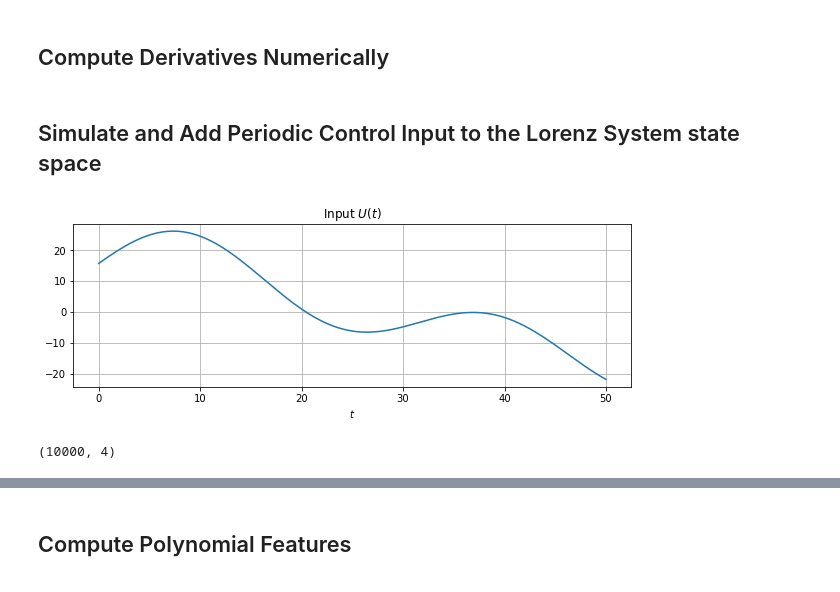
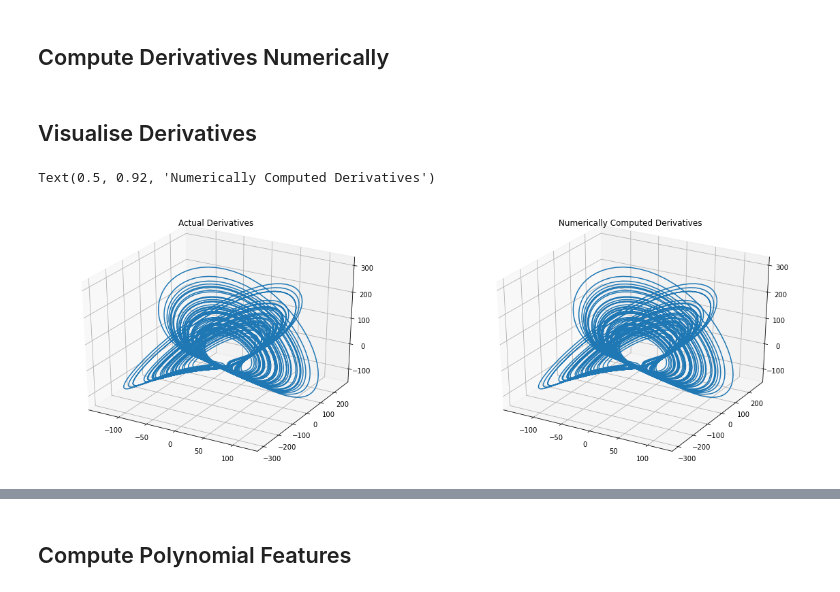
Before and after one commit to ches-001/Sparse-Identification-of-Nonlinear-Dynamics, a Jupyter notebook: main.ipynb, the cells around one changed output, grey strips where cells are left out. Drawn from its saved outputs; the diff is of its cells as text; code cells hidden in the pictures.

```diff
--- a/main.ipynb
+++ b/main.ipynb
@@ -40,0 +53,5 @@ ax.plot(X[:, 0], X[:, 1], X[:, 2])
+# %%
+# Add periodic control input to state matrix
+X_U = np.concatenate([X, U.reshape(-1, 1)], axis=1)
+X_U = pd.DataFrame(data=X_U, columns=["X", "Y", "Z", "U"])
+X_U.head()
@@ -43,30 +67,27 @@ ax.plot(X[:, 0], X[:, 1], X[:, 2])
 # %%
 # numerically computed derivatives of system
 numerical_derivatives = compute_derivatives(
-    data=X,
+    data=X_U.iloc[:, :-1].values,
     timesteps=t,
     h=1
 )
+numerical_derivatives = pd.DataFrame(data=numerical_derivatives, columns=["dx", "dy", "dz"])
 
 # actual derivatives of system
 actual_derivatives = np.array([
     lorenz_ode(t, x, sigma, rho, beta) for t, x in zip(t, X)
 ])
+actual_derivatives = pd.DataFrame(data=actual_derivatives, columns=["dx", "dy", "dz"])
-# %% [markdown]
-## Simulate and Add Periodic Control Input to the Lorenz System state space
-# %%
-# periodic control input
-U = (10 * np.sin(t / 5)) + (15 * np.cos(t / 15)) + (5 * np.sin((t + 2) / 15))
-plt.figure(figsize=(10, 3))
-plt.plot(t, U)
-plt.title(r'Input $U(t)$')
-plt.xlabel(r'$t$')
-plt.grid()
-# %% [output]
-[figure, removed]
-# %%
-# Add periodic control input to state matrix
-X_U = np.concatenate([X, U.reshape(-1, 1)], axis=1)
-X_U.shape
-# %% [output]
-(10000, 4)
+# %% [markdown]
+## Visualise Derivatives
+# %%
+# plot data
+fig, axs = plt.subplots(1, 2, figsize=(20, 7), subplot_kw=dict(projection='3d'))
+axs[0].plot(actual_derivatives.iloc[:, 0].values, actual_derivatives.iloc[:, 1].values, actual_derivatives.iloc[:, 2].values)
+axs[0].set_title("Actual Derivatives")
+
+axs[1].plot(numerical_derivatives.iloc[:, 0].values, numerical_derivatives.iloc[:, 1].values, numerical_derivatives.iloc[:, 2].values)
+axs[1].set_title("Numerically Computed Derivatives")
+# %% [output]
+Text(0.5, 0.92, 'Numerically Computed Derivatives')
+[figure, added]
```
Also changed, not shown: parts of 14 cells of this notebook, 4 other files.
